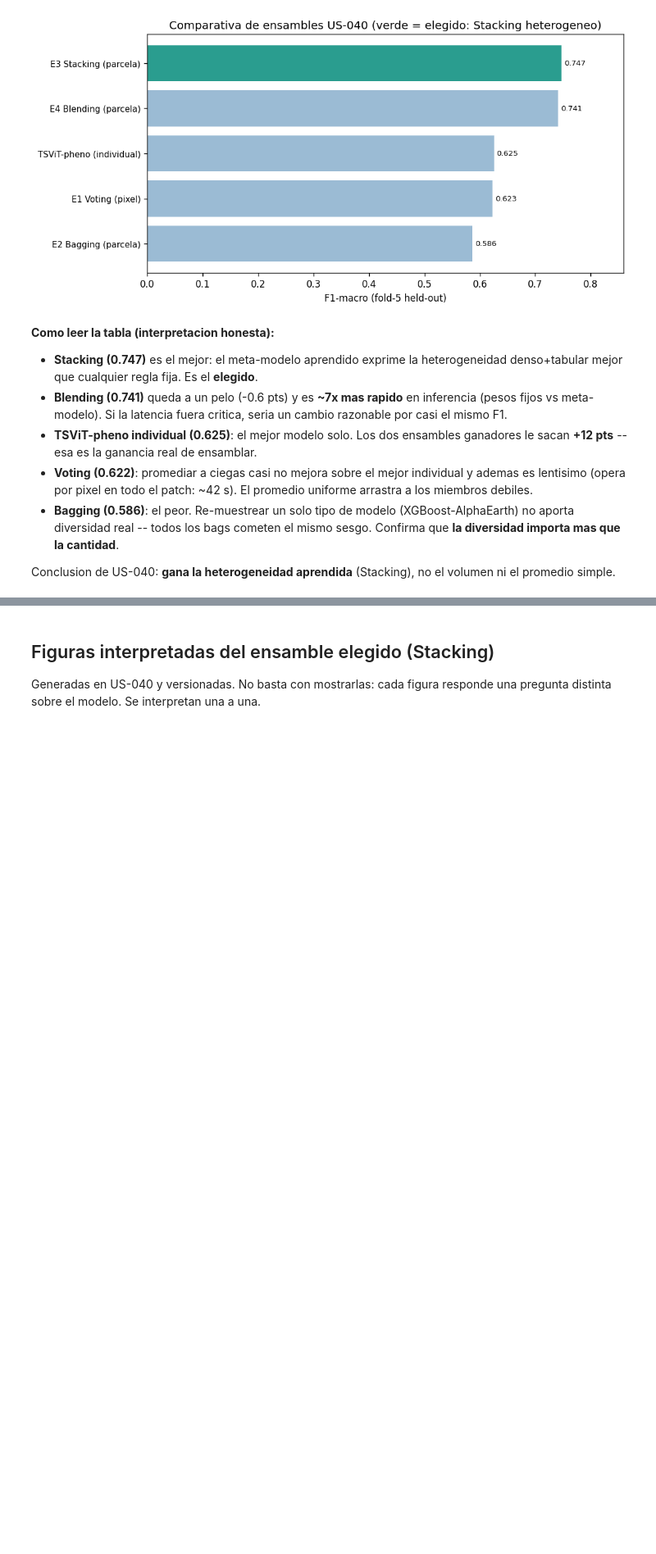
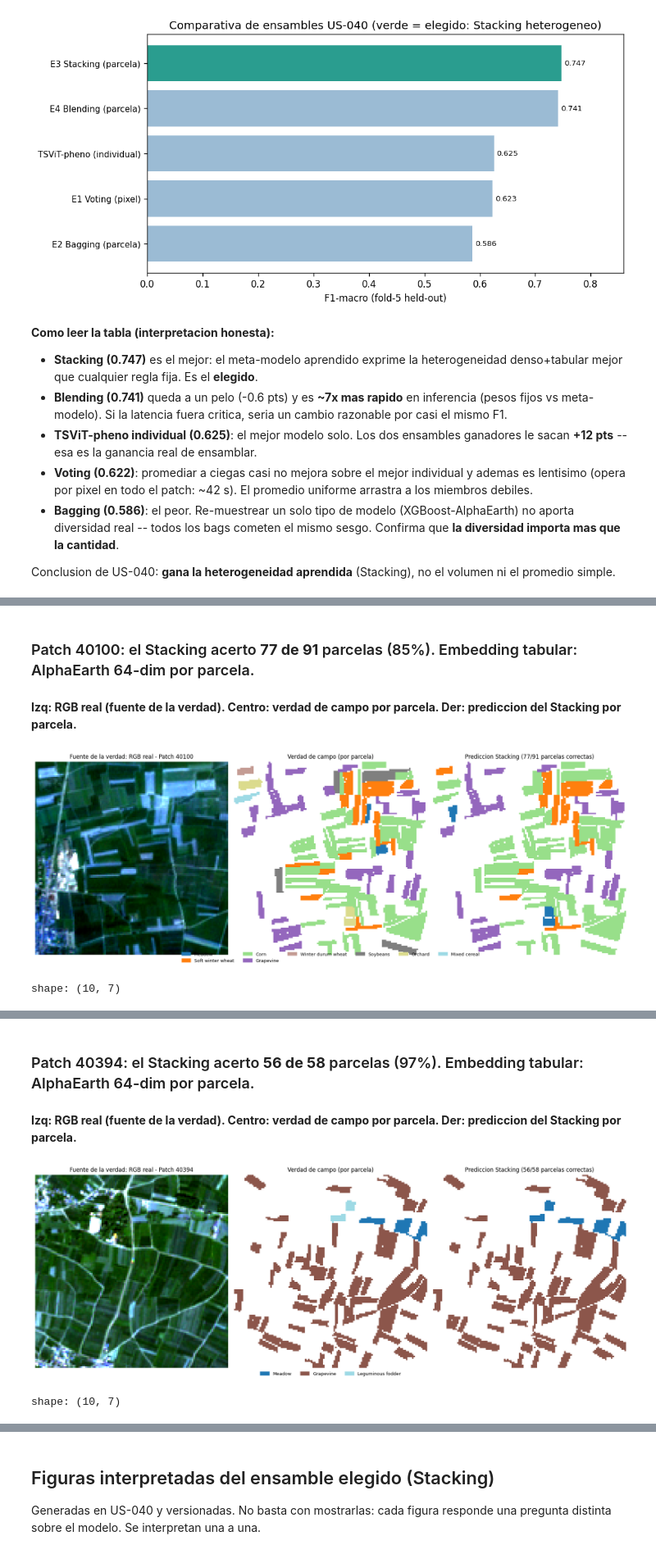
Before and after one commit to ArthurZizumbo/agrosat-copilot, a Jupyter notebook: notebooks/final_model/06c_ensambles_us040.ipynb, the cells around one changed output, grey strips where cells are left out. Shown at 82% size. Saved outputs shown, nothing was run; the diff lists cells and outputs as text; code cells hidden in the pictures; blank space fills up the shorter version.

```diff
--- a/notebooks/final_model/06c_ensambles_us040.ipynb
+++ b/notebooks/final_model/06c_ensambles_us040.ipynb
@@ -121,0 +133,35 @@ Conclusion de US-040: **gana la heterogeneidad aprendida** (Stacking), no el vol
+# %%
+from pathlib import Path
+import polars as pl
+from ml.report.ensemble_inference_cards import build_stacking_inference_cards
+
+pastis_root = REPO / 'data/PASTIS-R'
+patches = ['40100', '40394']
+if pastis_root.exists():
+    cards = build_stacking_inference_cards(
+        patches,
+        pastis_root=pastis_root,
+        oof_dir=REPO / 'ml/eval/oof',
+        features_path=REPO / 'data/features/features_fused_pastis.parquet',
+        out_dir=REPO / 'reports/ensemble/figures/inference',
+    )
+    for card in cards:
+        acc = 100 * card.n_correct / max(card.n_parcels, 1)
+        display(Markdown(
+            f'### Patch {card.patch_id}: el Stacking acerto '
+            f'**{card.n_correct} de {card.n_parcels}** parcelas '
+            f'({acc:.0f}%). Embedding tabular: AlphaEarth '
+            f'{card.n_alphaearth_dims}-dim por parcela.'))
+        show_saved_png(card.figure_path,
+            caption='Izq: RGB real (fuente de la verdad). '
+                    'Centro: verdad de campo por parcela. '
+                    'Der: prediccion del Stacking por parcela.')
+        # Tabla por parcela: verdad, prediccion, acierto, fenologia derivada del NDVI.
+        tbl = card.table.select(
+            ['parcela', 'clase_real', 'clase_predicha', 'acierto',
+             'area_px', 'ndvi_pico', 'fenologia']).head(10)
+        display(tbl)
+else:
+    display(Markdown('> PASTIS-R no presente: las fichas se generan al '
+        're-ejecutar donde este el dataset (VM o local con DVC).'))
+# %% [output]
@@ -121,0 +170,4 @@ Conclusion de US-040: **gana la heterogeneidad aprendida** (Stacking), no el vol
+### Patch 40100: el Stacking acerto **77 de 91** parcelas (85%). Embedding tabular: AlphaEarth 64-dim por parcela.
+**Izq: RGB real (fuente de la verdad). Centro: verdad de campo por parcela. Der: prediccion del Stacking por parcela.**
+[figure, added]
+shape: (10, 7)
@@ -121,0 +186,4 @@ Conclusion de US-040: **gana la heterogeneidad aprendida** (Stacking), no el vol
+### Patch 40394: el Stacking acerto **56 de 58** parcelas (97%). Embedding tabular: AlphaEarth 64-dim por parcela.
+**Izq: RGB real (fuente de la verdad). Centro: verdad de campo por parcela. Der: prediccion del Stacking por parcela.**
+[figure, added]
+shape: (10, 7)
```
Also changed, not shown: parts of 3 cells of this notebook, 2 other files.
